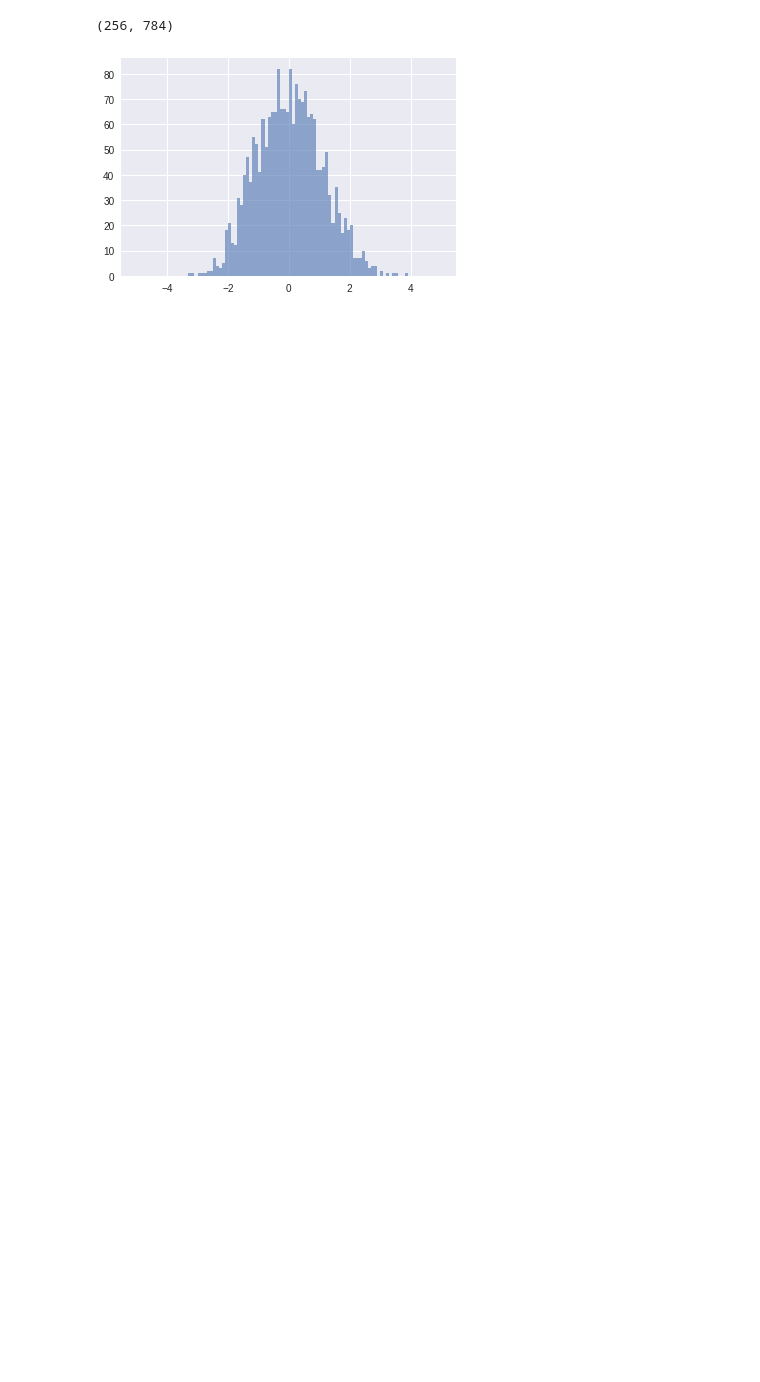
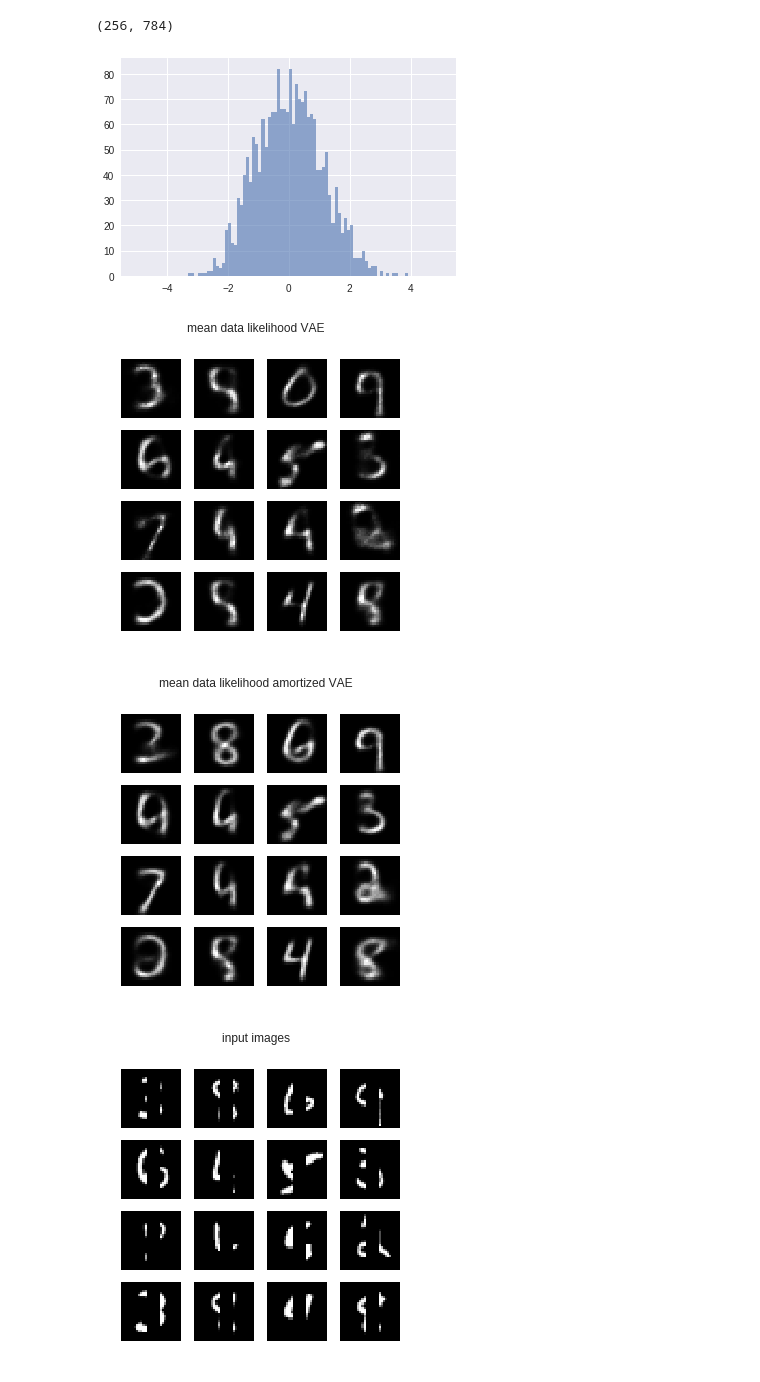
Before and after one commit to VMBoehm/DeNoPa, a Jupyter notebook: VAE.ipynb, the cells around one changed output. Cells and saved outputs as stored; diff of their text form; code cells hidden in the pictures; blank space fills up the shorter version.

```diff
--- a/VAE.ipynb
+++ b/VAE.ipynb
@@ -465,3 +458,48 @@ res3 = sess.run(z2, feed_dict={x: x_test[0:batch_size]})
 # legend()
 # %% [output]
 [figure]
+# %%
+res2, inim, xrecons2 = sess.run([data_likelihood2.mean(), x, x2_samples], feed_dict={x: masked_data[0:batch_size], sample_size: 40})
+res, xrecon          = sess.run([data_likelihood.mean(),x_samples], feed_dict={x: masked_data[0:batch_size], sample_size: 40})
+
+figure(figsize=(5,5))
+suptitle('mean data likelihood VAE')
+for i in range(16):
+    subplot(4,4,i+1)
+    imshow((res)[i].reshape((28,28)),cmap='gray',vmin=0); #colorbar()
+    axis('off')
+
+
+figure(figsize=(5,5))
+suptitle('mean data likelihood amortized VAE')
+for i in range(16):
+    subplot(4,4,i+1)
+    imshow((res2)[i].reshape((28,28)),cmap='gray',vmin=0); #colorbar()
+    axis('off')
+
+
+figure(figsize=(5,5))
+suptitle('input images')
+for i in range(16):
+    subplot(4,4,i+1)
+    imshow(inim[i].reshape((28,28)),cmap='gray',vmin=0); #colorbar()
+    axis('off')
+
+
+figure(figsize=(5,5))
+suptitle('generated data from approx posterior amort. VAE')
+for i in range(16):
+    subplot(4,4,i+1)
+    imshow(np.mean(xrecons2[:,:,i,:],axis=(0,1)).reshape((28,28)),cmap='gray',vmin=0); #colorbar()
+    axis('off')
+
+figure(figsize=(5,5))
+suptitle('generated data from approx posterior VAE')
+for i in range(16):
+    subplot(4,4,i+1)
+    imshow(np.mean(xrecon[:,:,i,:],axis=(0,1)).reshape((28,28)),cmap='gray',vmin=0); #colorbar()
+    axis('off')
+# %% [output]
+[figure, added]
+[figure, added]
+[figure, added]
```
Also changed, not shown: parts of 11 cells of this notebook.
